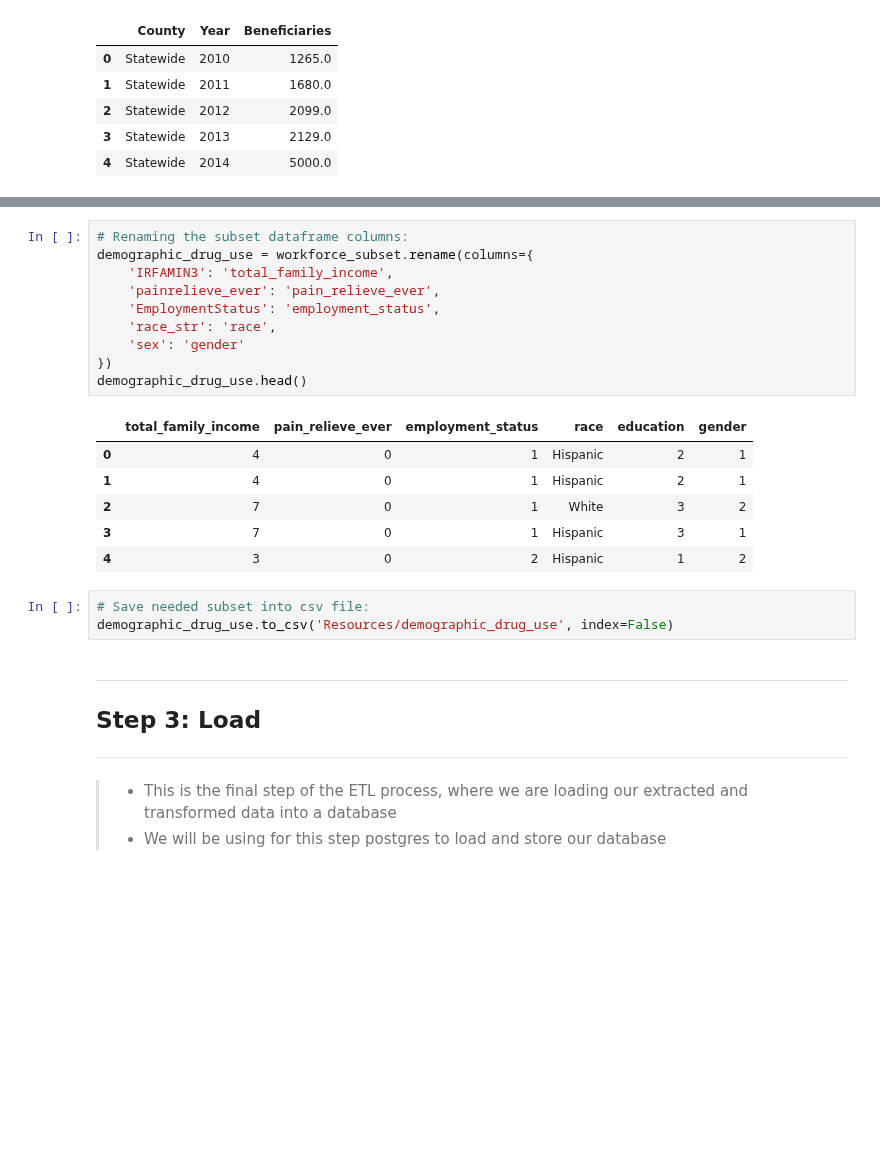
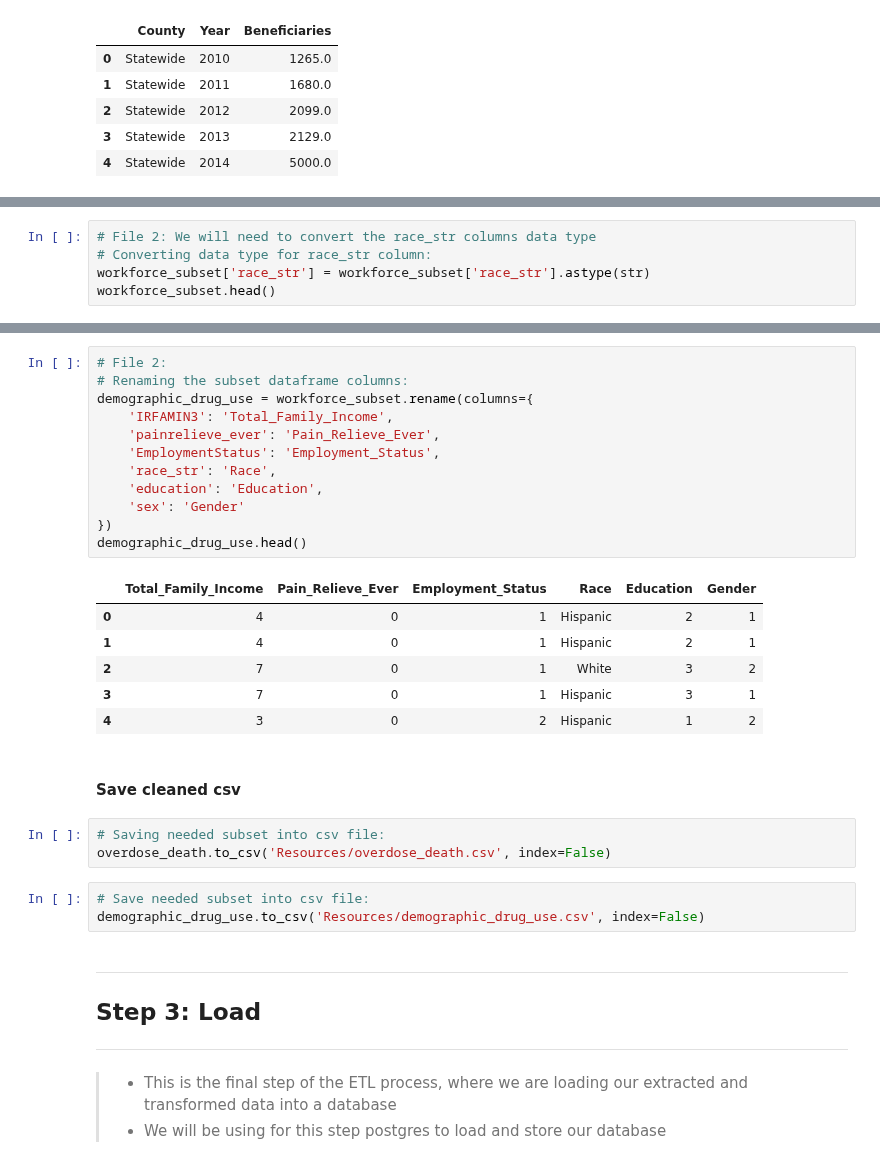
Before and after one commit to Chahnaz-Kbaisi/ETL-Project, a Jupyter notebook: usage_overdose_us.ipynb, the cells around one changed output, grey strips where cells are left out. Saved outputs shown, nothing was run; the diff lists cells and outputs as text; blank space fills up the shorter version.

```diff
--- a/usage_overdose_us.ipynb
+++ b/usage_overdose_us.ipynb
@@ -160,0 +210,5 @@ assisted_treatment.head()
+# %%
+# File 2: We will need to convert the race_str columns data type
+# Converting data type for race_str column:
+workforce_subset['race_str'] = workforce_subset['race_str'].astype(str)
+workforce_subset.head()
@@ -161,23 +245,30 @@ assisted_treatment.head()
 # %%
+# File 2:
 # Renaming the subset dataframe columns:
 demographic_drug_use = workforce_subset.rename(columns={
-    'IRFAMIN3': 'total_family_income',
-    'painrelieve_ever': 'pain_relieve_ever',
-    'EmploymentStatus': 'employment_status',
-    'race_str': 'race',
-    'sex': 'gender'
+    'IRFAMIN3': 'Total_Family_Income',
+    'painrelieve_ever': 'Pain_Relieve_Ever',
+    'EmploymentStatus': 'Employment_Status',
+    'race_str': 'Race',
+    'education': 'Education',
+    'sex': 'Gender'
 })
 demographic_drug_use.head()
 # %% [output]
-|  | total_family_income | pain_relieve_ever | employment_status | race | education | gender |
+|  | Total_Family_Income | Pain_Relieve_Ever | Employment_Status | Race | Education | Gender |
 | 0 | 4 | 0 | 1 | Hispanic | 2 | 1 |
 | 1 | 4 | 0 | 1 | Hispanic | 2 | 1 |
 | 2 | 7 | 0 | 1 | White | 3 | 2 |
 | 3 | 7 | 0 | 1 | Hispanic | 3 | 1 |
 | 4 | 3 | 0 | 2 | Hispanic | 1 | 2 |
+# %% [markdown]
+#### Save cleaned csv
+# %%
+# Saving needed subset into csv file:
+overdose_death.to_csv('Resources/overdose_death.csv', index=False)
 # %%
 # Save needed subset into csv file:
-demographic_drug_use.to_csv('Resources/demographic_drug_use', index=False)
+demographic_drug_use.to_csv('Resources/demographic_drug_use.csv', index=False)
 # %% [markdown]
 ***
 ## Step 3: Load
```
Also changed, not shown: parts of 10 cells of this notebook, 3 other files.
